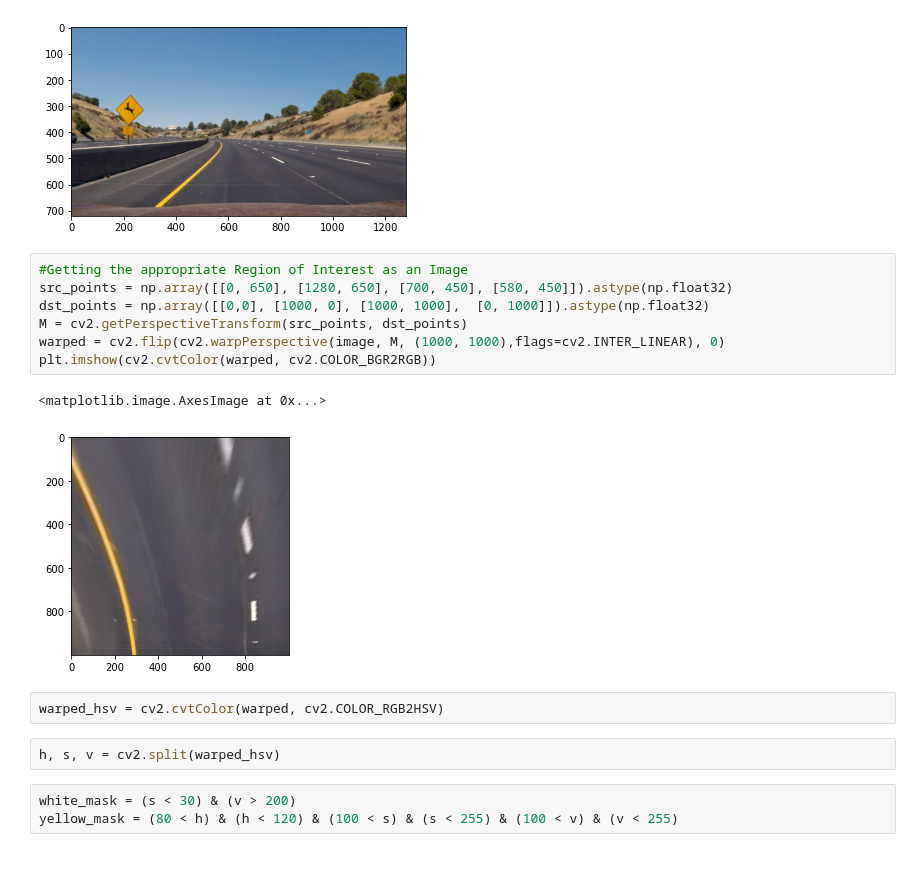
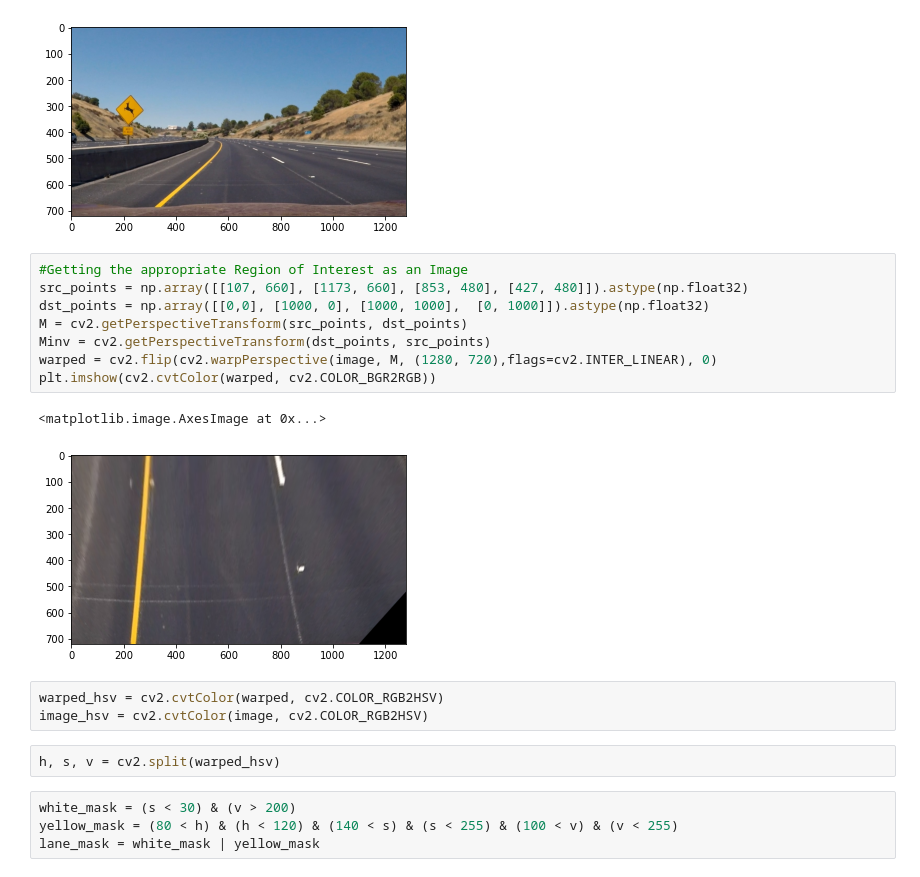
Before and after one commit to Ahmedkhalifa1999/Simple-Perception-Stack-for-Self-Driving-Car, a Jupyter notebook: Pipeline Idea 1.ipynb, the cells around one changed output. Cells and saved outputs as stored; diff of their text form.

```diff
--- a/Pipeline Idea 1.ipynb
+++ b/Pipeline Idea 1.ipynb
@@ -13,18 +13,21 @@ plt.imshow(cv2.cvtColor(image, cv2.COLOR_BGR2RGB))
 [figure]
 # %%
 #Getting the appropriate Region of Interest as an Image
-src_points = np.array([[0, 650], [1280, 650], [700, 450], [580, 450]]).astype(np.float32)
+src_points = np.array([[107, 660], [1173, 660], [853, 480], [427, 480]]).astype(np.float32)
 dst_points = np.array([[0,0], [1000, 0], [1000, 1000],  [0, 1000]]).astype(np.float32)
 M = cv2.getPerspectiveTransform(src_points, dst_points)
-warped = cv2.flip(cv2.warpPerspective(image, M, (1000, 1000),flags=cv2.INTER_LINEAR), 0)
+Minv = cv2.getPerspectiveTransform(dst_points, src_points)
+warped = cv2.flip(cv2.warpPerspective(image, M, (1280, 720),flags=cv2.INTER_LINEAR), 0)
 plt.imshow(cv2.cvtColor(warped, cv2.COLOR_BGR2RGB))
 # %% [output]
 <matplotlib.image.AxesImage at 0x...>
-[figure, old version]
+[figure, new version]
 # %%
 warped_hsv = cv2.cvtColor(warped, cv2.COLOR_RGB2HSV)
+image_hsv = cv2.cvtColor(image, cv2.COLOR_RGB2HSV)
 # %%
 h, s, v = cv2.split(warped_hsv)
 # %%
 white_mask = (s < 30) & (v > 200)
-yellow_mask = (80 < h) & (h < 120) & (100 < s) & (s < 255) & (100 < v) & (v < 255)
+yellow_mask = (80 < h) & (h < 120) & (140 < s) & (s < 255) & (100 < v) & (v < 255)
+lane_mask = white_mask | yellow_mask
```
Also changed, not shown: parts of 4 cells of this notebook, 5 other files.
